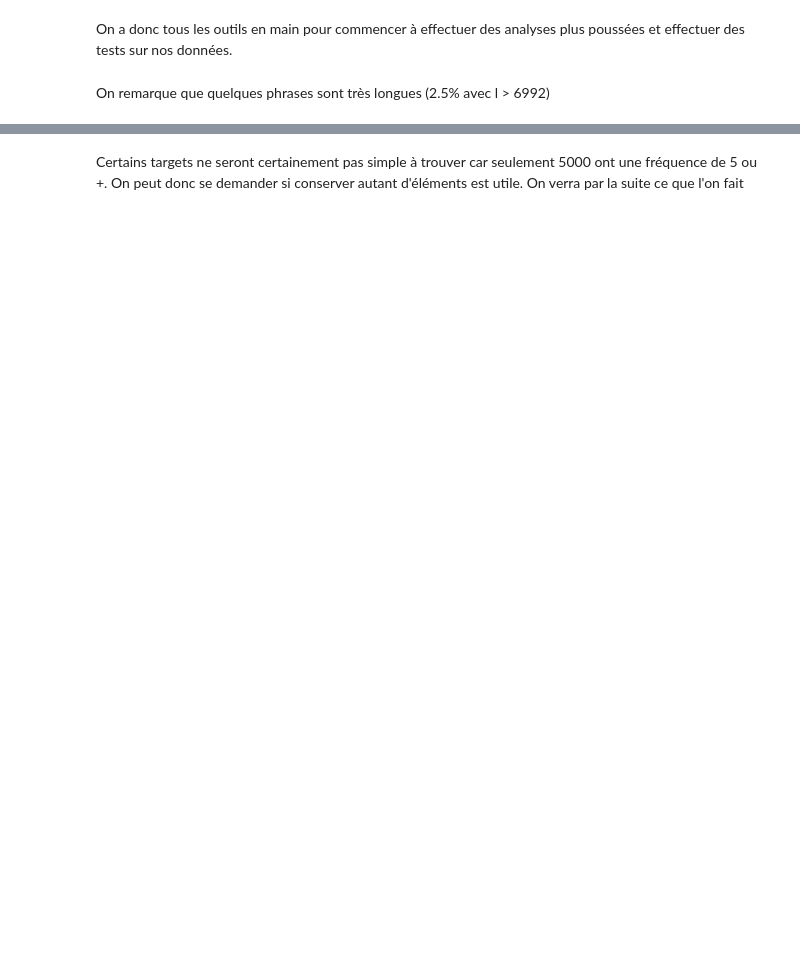
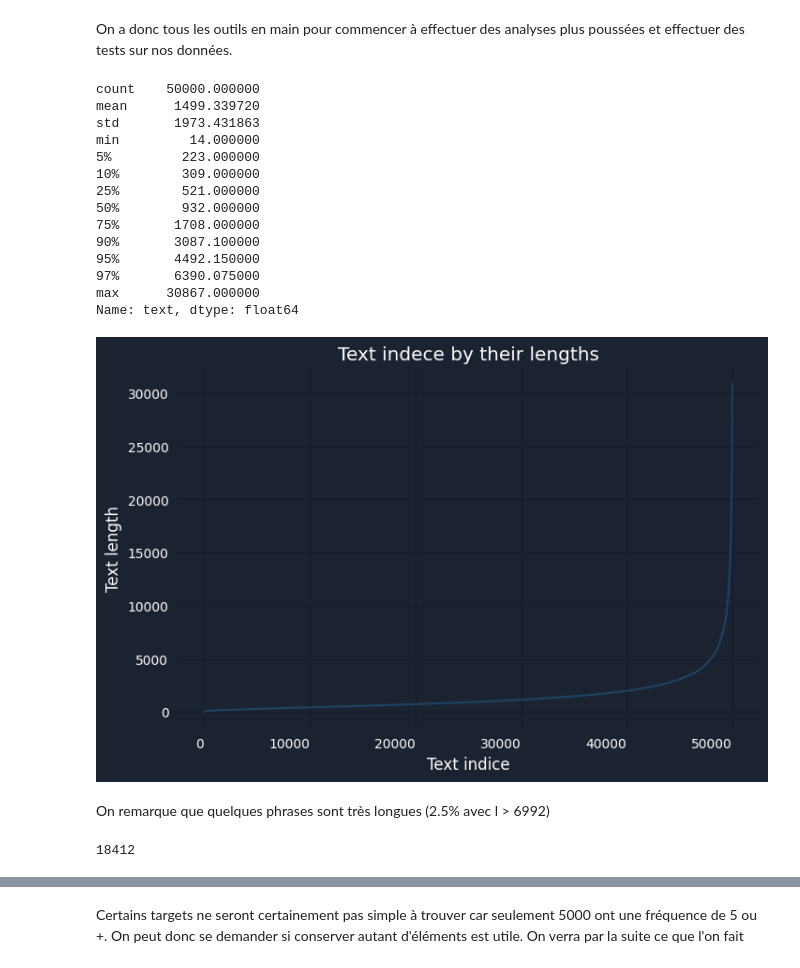
Before and after one commit to AlanBlanchet/CategorisezAutomatiquementDesQuestions, a Jupyter notebook: notebooks/exploration.ipynb, the cells around one changed output, grey strips where cells are left out. Drawn from its saved outputs; the diff is of its cells as text; code cells hidden in the pictures; blank space fills up the shorter version.

```diff
--- a/notebooks/exploration.ipynb
+++ b/notebooks/exploration.ipynb
@@ -23,0 +27,3 @@ Dataset.example("topics1.csv", random_state=0, version=1)
+# %%
+topics = Dataset("topics1.csv")
+topics.df.head()
@@ -51,16 +147,34 @@ df.head()
 # %%
-sententences_l = df.text.str.len().sort_values()
+sententences_l = topics.df["text"].str.len().sort_values()
 plt.figure(figsize=(8,5))
 plt.title("Text indece by their lengths")
 plt.xlabel("Text indice")
 plt.ylabel("Text length")
-sententences_l.reset_index(drop=True).plot()
+sententences_l.reset_index(drop=True).to_pandas().plot()
 sententences_l.describe(percentiles=[0.05, 0.1, 0.25, 0.5, 0.75, 0.9, 0.95, 0.975])
+# %% [output]
+count    50000.000000
+mean      1499.339720
+std       1973.431863
+min         14.000000
+5%         223.000000
+10%        309.000000
+25%        521.000000
+50%        932.000000
+75%       1708.000000
+90%       3087.100000
+95%       4492.150000
+97%       6390.075000
+max      30867.000000
+Name: text, dtype: float64
+[figure, added]
 # %% [markdown]
 On remarque que quelques phrases sont très longues (2.5% avec l > 6992)
 # %%
-target_list = df.target.str.split("|").explode()
+target_list = topics.df["target"].str.split("|").explode()
 print(len(target_list.unique()))
+# %% [output]
+18412
 # %%
 target_list_counts = target_list.value_counts().sort_values()
 target_list_counts_tail = target_list_counts.tail(30)
```
Also changed, not shown: parts of 37 cells of this notebook, 9 other files.
